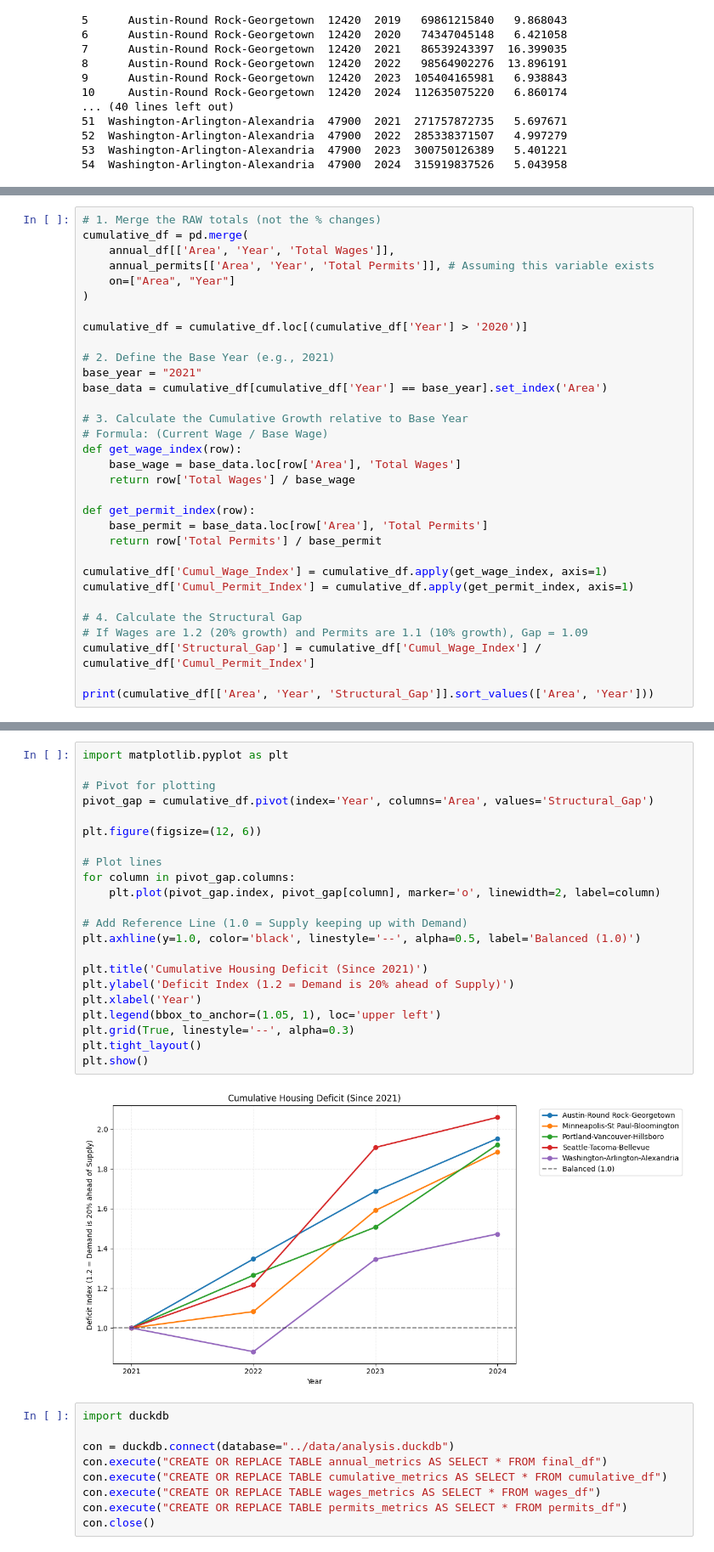
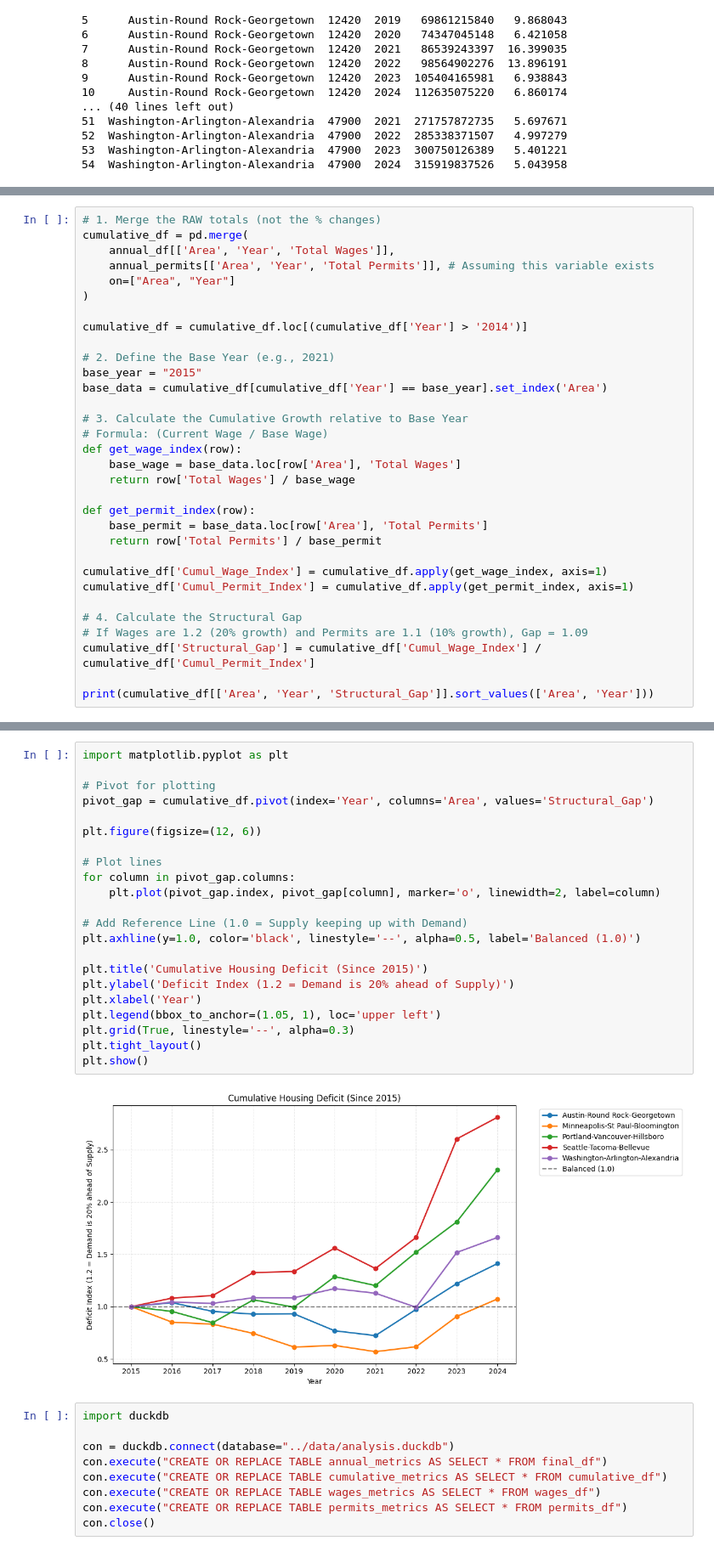
Before and after one commit to kangaseric4152-max/bls-census-housing-analysis, a Jupyter notebook: scripts/housing.ipynb, the cells around one changed output, grey strips where cells are left out. Shown at 85% size. Cells and saved outputs as stored; diff of their text form.

```diff
--- a/scripts/housing.ipynb
+++ b/scripts/housing.ipynb
@@ -267,10 +267,10 @@ cumulative_df = pd.merge(
     on=["Area", "Year"]
 )
 
-cumulative_df = cumulative_df.loc[(cumulative_df['Year'] > '2020')]
+cumulative_df = cumulative_df.loc[(cumulative_df['Year'] > '2014')]
 
 # 2. Define the Base Year (e.g., 2021)
-base_year = "2021"
+base_year = "2015"
 base_data = cumulative_df[cumulative_df['Year'] == base_year].set_index('Area')
 
 # 3. Calculate the Cumulative Growth relative to Base Year
@@ -312,27 +312,27 @@ print(cumulative_df[['Area', 'Year', 'Structural_Gap']].sort_values(['Area', 'Ye
 # %%
 import matplotlib.pyplot as plt
 
 # Pivot for plotting
 pivot_gap = cumulative_df.pivot(index='Year', columns='Area', values='Structural_Gap')
 
 plt.figure(figsize=(12, 6))
 
 # Plot lines
 for column in pivot_gap.columns:
     plt.plot(pivot_gap.index, pivot_gap[column], marker='o', linewidth=2, label=column)
 
 # Add Reference Line (1.0 = Supply keeping up with Demand)
 plt.axhline(y=1.0, color='black', linestyle='--', alpha=0.5, label='Balanced (1.0)')
 
-plt.title('Cumulative Housing Deficit (Since 2021)')
+plt.title('Cumulative Housing Deficit (Since 2015)')
 plt.ylabel('Deficit Index (1.2 = Demand is 20% ahead of Supply)')
 plt.xlabel('Year')
 plt.legend(bbox_to_anchor=(1.05, 1), loc='upper left')
 plt.grid(True, linestyle='--', alpha=0.3)
 plt.tight_layout()
 plt.show()
 # %% [output]
-[figure, old version]
+[figure, new version]
 # %%
 import duckdb
 
```
Also changed, not shown: parts of 4 cells of this notebook, 3 other files.
